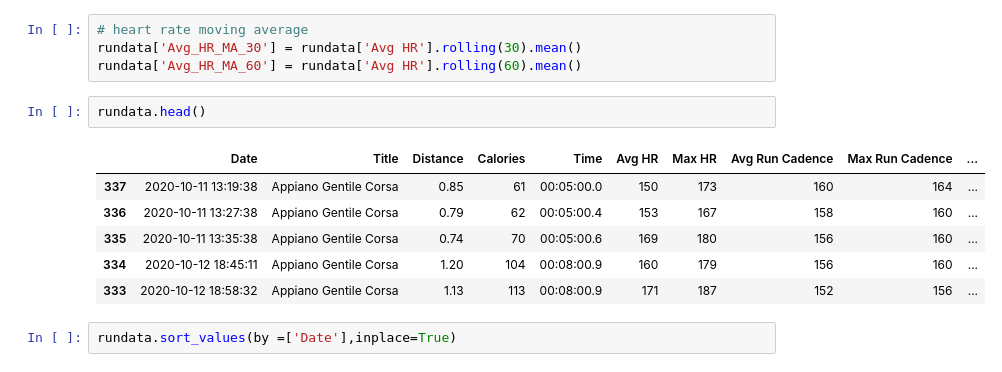
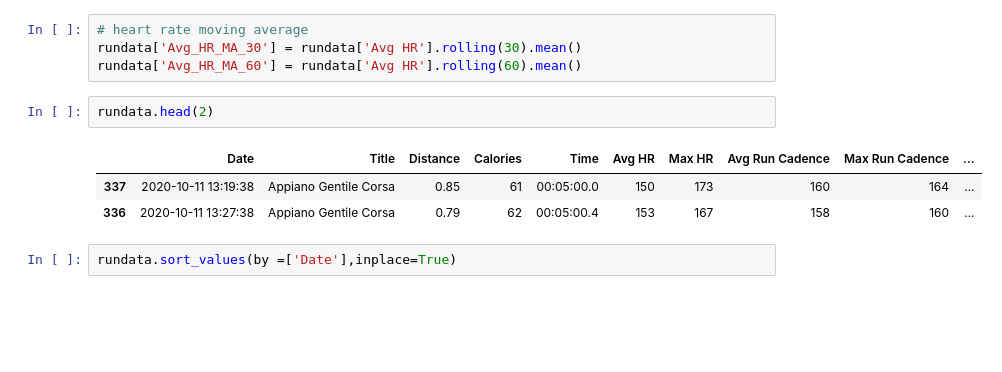
Before and after one commit to kauber/NewRunAnalyzer, a Jupyter notebook: Notebooks/RunAnalyze.ipynb, the cells around one changed output. Drawn from its saved outputs; the diff is of its cells as text; blank space fills up the shorter version.

```diff
--- a/Notebooks/RunAnalyze.ipynb
+++ b/Notebooks/RunAnalyze.ipynb
@@ -143,14 +144,11 @@ rundata['Distance_MA_60'] = rundata['Distance'].rolling(60).mean()
 rundata['Avg_HR_MA_30'] = rundata['Avg HR'].rolling(30).mean()
 rundata['Avg_HR_MA_60'] = rundata['Avg HR'].rolling(60).mean()
 # %%
-rundata.head()
+rundata.head(2)
 # %% [output]
 |  | Date | Title | Distance | Calories | Time | Avg HR | Max HR | Avg Run Cadence | Max Run Cadence | ... |
 | 337 | 2020-10-11 13:19:38 | Appiano Gentile Corsa | 0.85 | 61 | 00:05:00.0 | 150 | 173 | 160 | 164 | ... |
 | 336 | 2020-10-11 13:27:38 | Appiano Gentile Corsa | 0.79 | 62 | 00:05:00.4 | 153 | 167 | 158 | 160 | ... |
-| 335 | 2020-10-11 13:35:38 | Appiano Gentile Corsa | 0.74 | 70 | 00:05:00.6 | 169 | 180 | 156 | 160 | ... |
-| 334 | 2020-10-12 18:45:11 | Appiano Gentile Corsa | 1.20 | 104 | 00:08:00.9 | 160 | 179 | 156 | 160 | ... |
-| 333 | 2020-10-12 18:58:32 | Appiano Gentile Corsa | 1.13 | 113 | 00:08:00.9 | 171 | 187 | 152 | 156 | ... |
 # %%
 rundata.sort_values(by =['Date'],inplace=True)
 # %%
```
Also changed, not shown: parts of 14 cells of this notebook.
